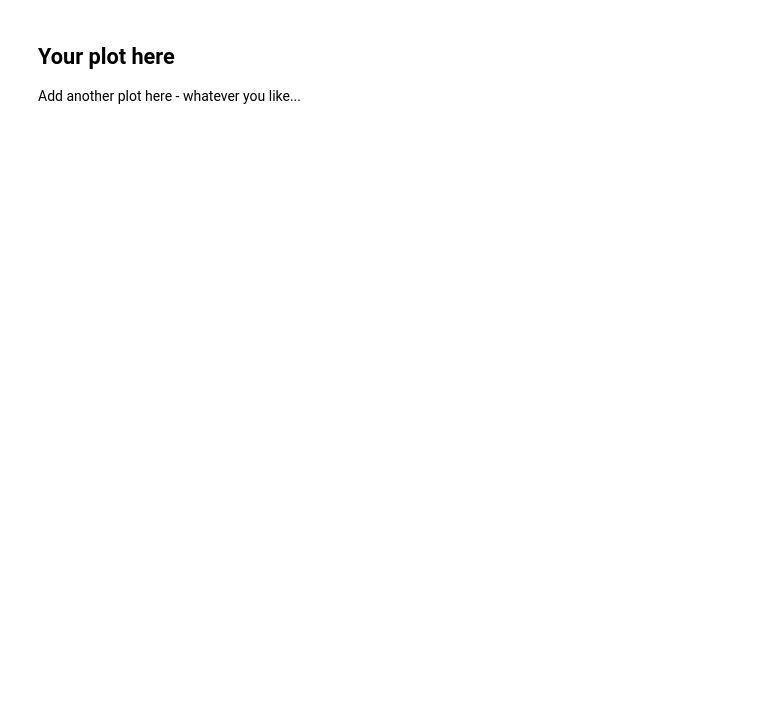
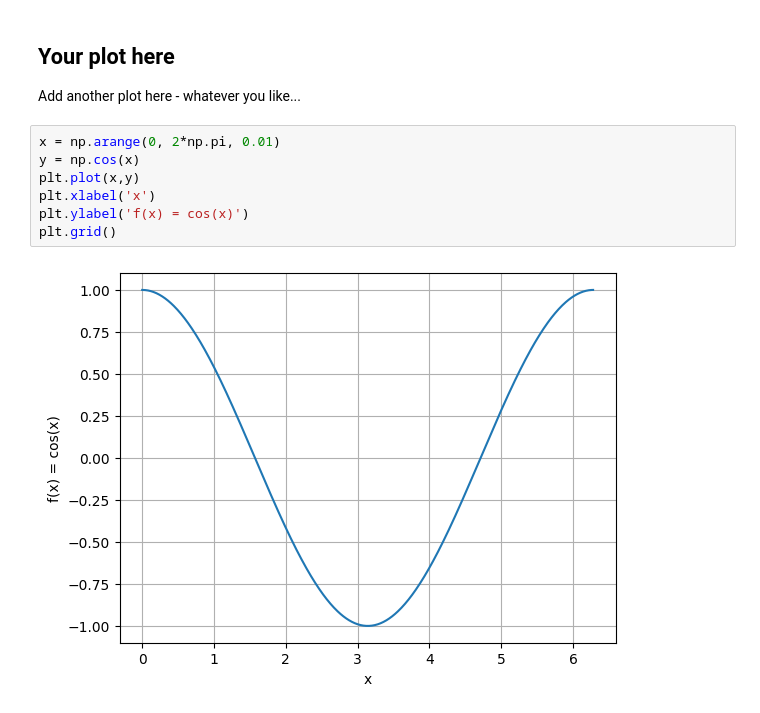
Before and after one commit to cgre-aachen/teaching-git, a Jupyter notebook: simple_plot.ipynb, the cells around one changed output. Drawn from its saved outputs; the diff is of its cells as text; blank space fills up the shorter version.

Commit message:
Updated cos plot
Updated cos plot

```diff
--- a/simple_plot.ipynb
+++ b/simple_plot.ipynb
@@ -22,3 +22,12 @@ plt.grid()
 ## Your plot here
 
 Add another plot here - whatever you like...
+# %%
+x = np.arange(0, 2*np.pi, 0.01)
+y = np.cos(x)
+plt.plot(x,y)
+plt.xlabel('x')
+plt.ylabel('f(x) = cos(x)')
+plt.grid()
+# %% [output]
+[figure, added]
```
Also changed, not shown: parts of 1 cell of this notebook.
